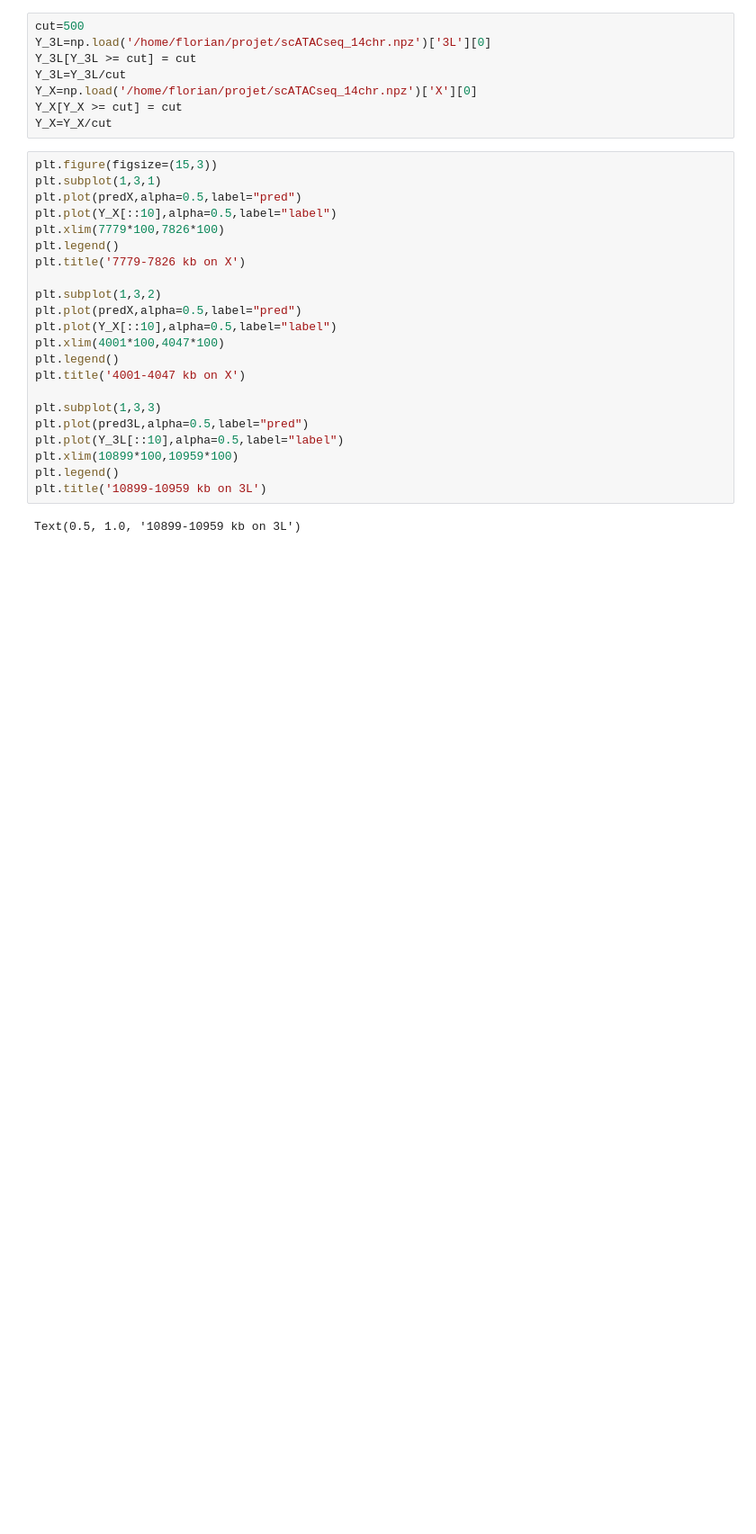
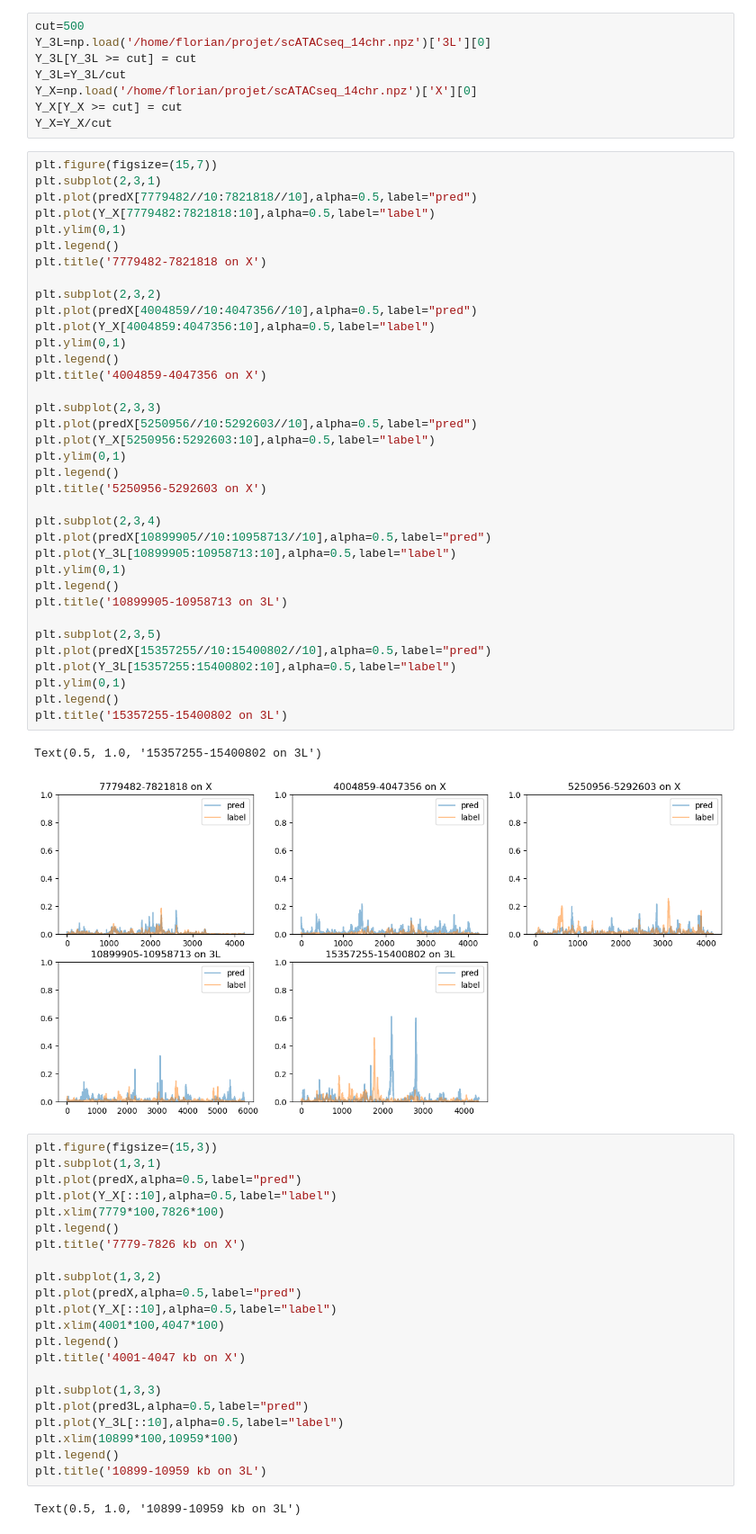
Before and after one commit to floriantilliet/mnhn_internship, a Jupyter notebook: projet3.ipynb, the cells around one changed output. Shown at 90% size. Cells and saved outputs as stored; diff of their text form; blank space fills up the shorter version.

```diff
--- a/projet3.ipynb
+++ b/projet3.ipynb
@@ -570,6 +577,45 @@ Y_3L=Y_3L/cut
 Y_X=np.load('/home/florian/projet/scATACseq_14chr.npz')['X'][0]
 Y_X[Y_X >= cut] = cut
 Y_X=Y_X/cut
+# %%
+plt.figure(figsize=(15,7))
+plt.subplot(2,3,1)
+plt.plot(predX[7779482//10:7821818//10],alpha=0.5,label="pred")
+plt.plot(Y_X[7779482:7821818:10],alpha=0.5,label="label")
+plt.ylim(0,1)
+plt.legend()
+plt.title('7779482-7821818 on X')
+
+plt.subplot(2,3,2)
+plt.plot(predX[4004859//10:4047356//10],alpha=0.5,label="pred")
+plt.plot(Y_X[4004859:4047356:10],alpha=0.5,label="label")
+plt.ylim(0,1)
+plt.legend()
+plt.title('4004859-4047356 on X')
+
+plt.subplot(2,3,3)
+plt.plot(predX[5250956//10:5292603//10],alpha=0.5,label="pred")
+plt.plot(Y_X[5250956:5292603:10],alpha=0.5,label="label")
+plt.ylim(0,1)
+plt.legend()
+plt.title('5250956-5292603 on X')
+
+plt.subplot(2,3,4)
+plt.plot(predX[10899905//10:10958713//10],alpha=0.5,label="pred")
+plt.plot(Y_3L[10899905:10958713:10],alpha=0.5,label="label")
+plt.ylim(0,1)
+plt.legend()
+plt.title('10899905-10958713 on 3L')
+
+plt.subplot(2,3,5)
+plt.plot(predX[15357255//10:15400802//10],alpha=0.5,label="pred")
+plt.plot(Y_3L[15357255:15400802:10],alpha=0.5,label="label")
+plt.ylim(0,1)
+plt.legend()
+plt.title('15357255-15400802 on 3L')
+# %% [output]
+Text(0.5, 1.0, '15357255-15400802 on 3L')
+[figure, added]
 # %%
 plt.figure(figsize=(15,3))
 plt.subplot(1,3,1)
```
Also changed, not shown: parts of 24 cells of this notebook.
